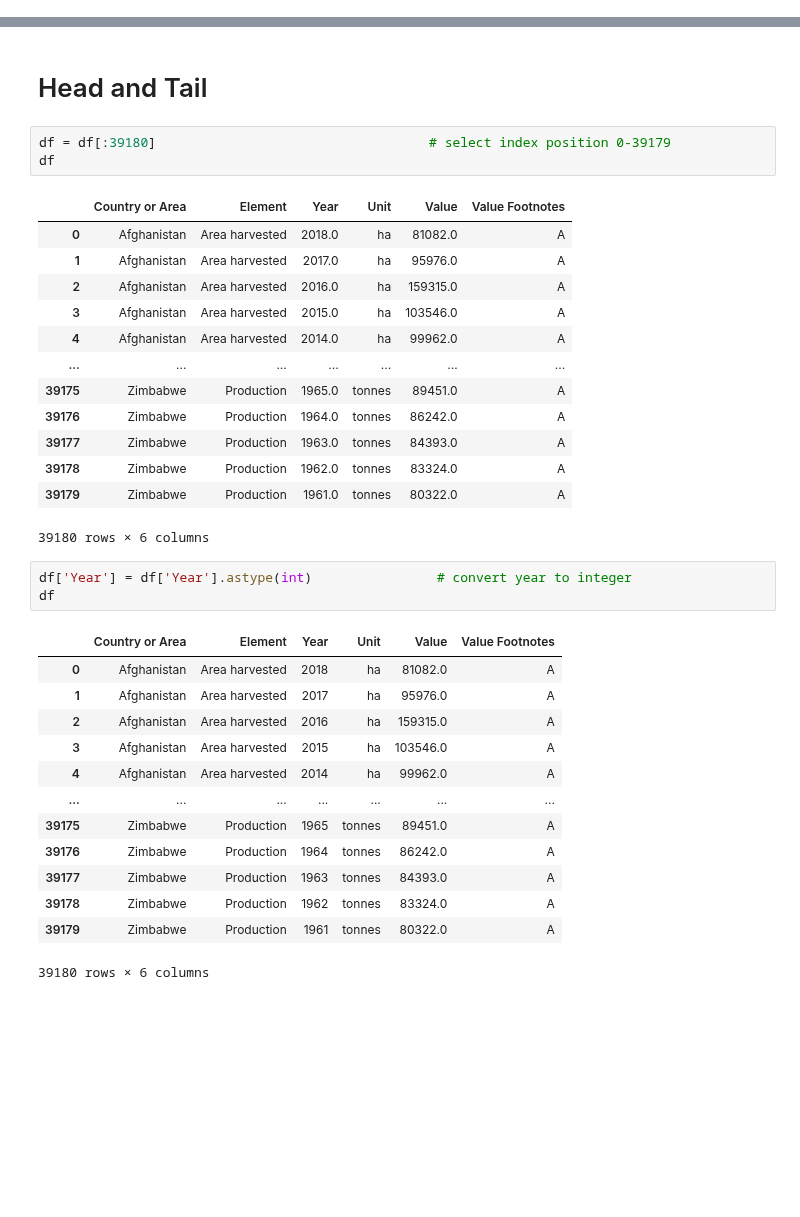
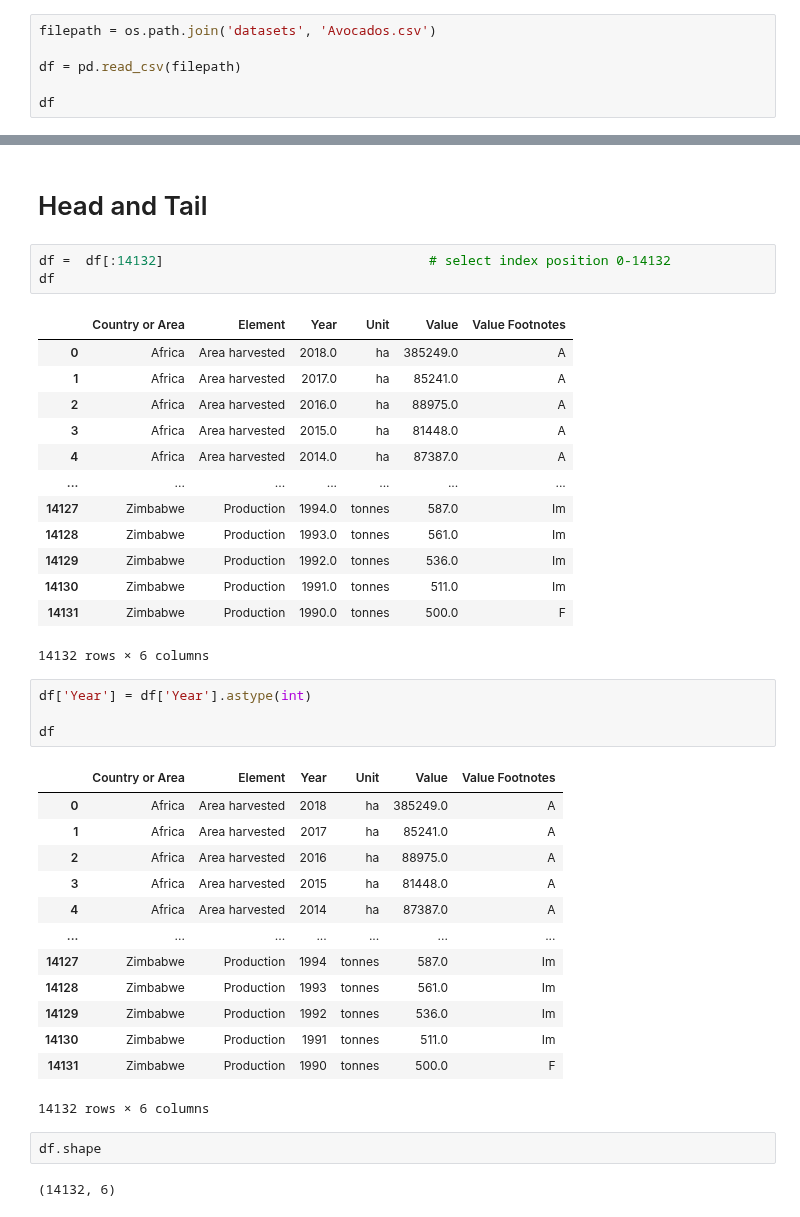
Before and after one commit to eldrigeampong/Data-Science, a Jupyter notebook: UN/FAOSTAT/proj1.ipynb, the cells around one changed output, grey strips where cells are left out. Cells and saved outputs as stored; diff of their text form; blank space fills up the shorter version.

```diff
--- a/UN/FAOSTAT/proj1.ipynb
+++ b/UN/FAOSTAT/proj1.ipynb
@@ -43,0 +23,6 @@ df
+# %%
+filepath = os.path.join('datasets', 'Avocados.csv')
+
+df = pd.read_csv(filepath)
+
+df
@@ -44,39 +43,44 @@ df
 # %% [markdown]
 # Head and Tail
 # %%
-df = df[:39180]                                   # select index position 0-39179
+df =  df[:14132]                                  # select index position 0-14132
 df
 # %% [output]
 |  | Country or Area | Element | Year | Unit | Value | Value Footnotes |
-| 0 | Afghanistan | Area harvested | 2018.0 | ha | 81082.0 | A |
-| 1 | Afghanistan | Area harvested | 2017.0 | ha | 95976.0 | A |
-| 2 | Afghanistan | Area harvested | 2016.0 | ha | 159315.0 | A |
-| 3 | Afghanistan | Area harvested | 2015.0 | ha | 103546.0 | A |
-| 4 | Afghanistan | Area harvested | 2014.0 | ha | 99962.0 | A |
+| 0 | Africa | Area harvested | 2018.0 | ha | 385249.0 | A |
+| 1 | Africa | Area harvested | 2017.0 | ha | 85241.0 | A |
+| 2 | Africa | Area harvested | 2016.0 | ha | 88975.0 | A |
+| 3 | Africa | Area harvested | 2015.0 | ha | 81448.0 | A |
+| 4 | Africa | Area harvested | 2014.0 | ha | 87387.0 | A |
 | ... | ... | ... | ... | ... | ... | ... |
-| 39175 | Zimbabwe | Production | 1965.0 | tonnes | 89451.0 | A |
-| 39176 | Zimbabwe | Production | 1964.0 | tonnes | 86242.0 | A |
-| 39177 | Zimbabwe | Production | 1963.0 | tonnes | 84393.0 | A |
-| 39178 | Zimbabwe | Production | 1962.0 | tonnes | 83324.0 | A |
-| 39179 | Zimbabwe | Production | 1961.0 | tonnes | 80322.0 | A |
+| 14127 | Zimbabwe | Production | 1994.0 | tonnes | 587.0 | Im |
+| 14128 | Zimbabwe | Production | 1993.0 | tonnes | 561.0 | Im |
+| 14129 | Zimbabwe | Production | 1992.0 | tonnes | 536.0 | Im |
+| 14130 | Zimbabwe | Production | 1991.0 | tonnes | 511.0 | Im |
+| 14131 | Zimbabwe | Production | 1990.0 | tonnes | 500.0 | F |
-39180 rows × 6 columns
+14132 rows × 6 columns
 # %%
-df['Year'] = df['Year'].astype(int)                # convert year to integer
+df['Year'] = df['Year'].astype(int)
+
 df
 # %% [output]
 |  | Country or Area | Element | Year | Unit | Value | Value Footnotes |
-| 0 | Afghanistan | Area harvested | 2018 | ha | 81082.0 | A |
-| 1 | Afghanistan | Area harvested | 2017 | ha | 95976.0 | A |
-| 2 | Afghanistan | Area harvested | 2016 | ha | 159315.0 | A |
-| 3 | Afghanistan | Area harvested | 2015 | ha | 103546.0 | A |
-| 4 | Afghanistan | Area harvested | 2014 | ha | 99962.0 | A |
+| 0 | Africa | Area harvested | 2018 | ha | 385249.0 | A |
+| 1 | Africa | Area harvested | 2017 | ha | 85241.0 | A |
+| 2 | Africa | Area harvested | 2016 | ha | 88975.0 | A |
+| 3 | Africa | Area harvested | 2015 | ha | 81448.0 | A |
+| 4 | Africa | Area harvested | 2014 | ha | 87387.0 | A |
 | ... | ... | ... | ... | ... | ... | ... |
-| 39175 | Zimbabwe | Production | 1965 | tonnes | 89451.0 | A |
-| 39176 | Zimbabwe | Production | 1964 | tonnes | 86242.0 | A |
-| 39177 | Zimbabwe | Production | 1963 | tonnes | 84393.0 | A |
-| 39178 | Zimbabwe | Production | 1962 | tonnes | 83324.0 | A |
-| 39179 | Zimbabwe | Production | 1961 | tonnes | 80322.0 | A |
+| 14127 | Zimbabwe | Production | 1994 | tonnes | 587.0 | Im |
+| 14128 | Zimbabwe | Production | 1993 | tonnes | 561.0 | Im |
+| 14129 | Zimbabwe | Production | 1992 | tonnes | 536.0 | Im |
+| 14130 | Zimbabwe | Production | 1991 | tonnes | 511.0 | Im |
+| 14131 | Zimbabwe | Production | 1990 | tonnes | 500.0 | F |
-39180 rows × 6 columns
+14132 rows × 6 columns
+# %%
+df.shape
+# %% [output]
+(14132, 6)
 # %%
 df.info()
 # %% [output]
```
Also changed, not shown: parts of 62 cells of this notebook, 3 other files.
